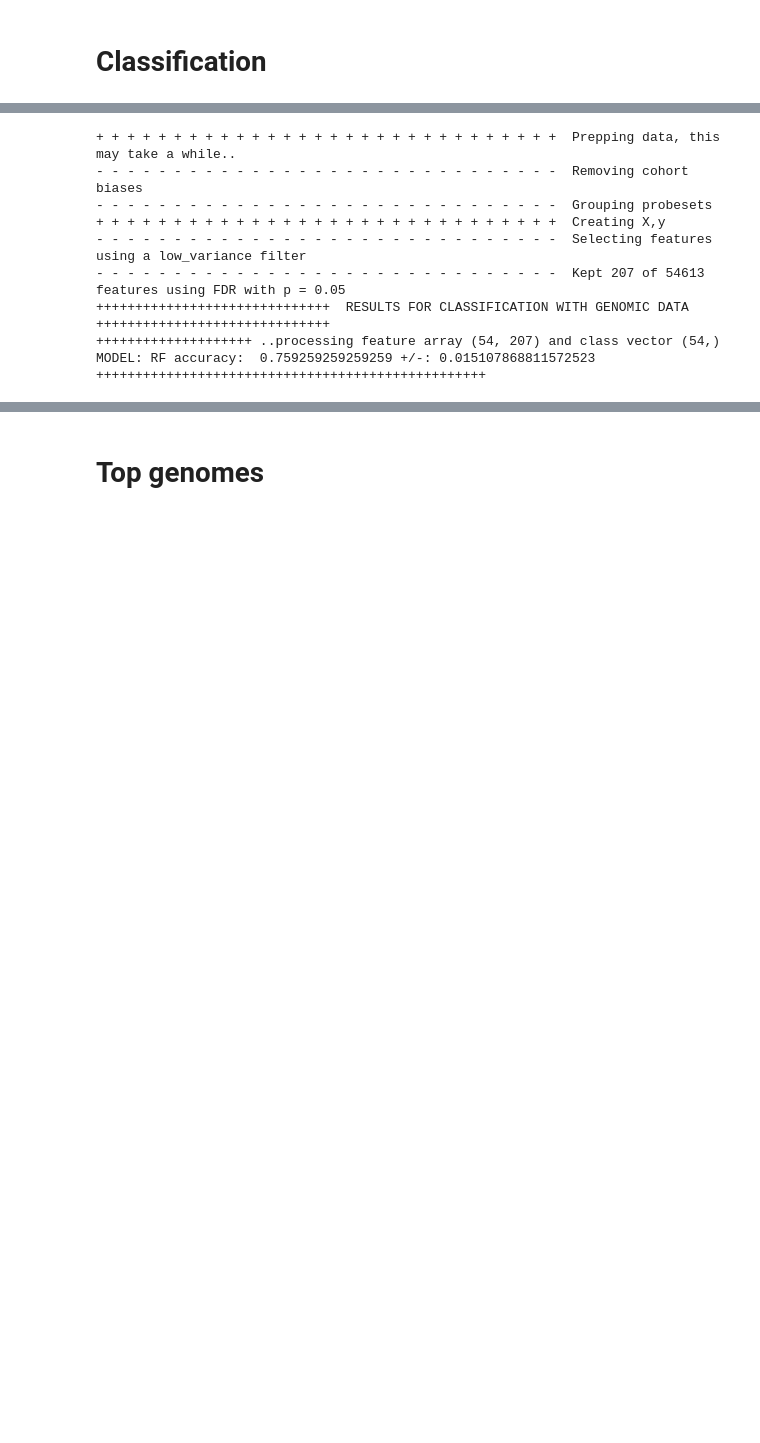
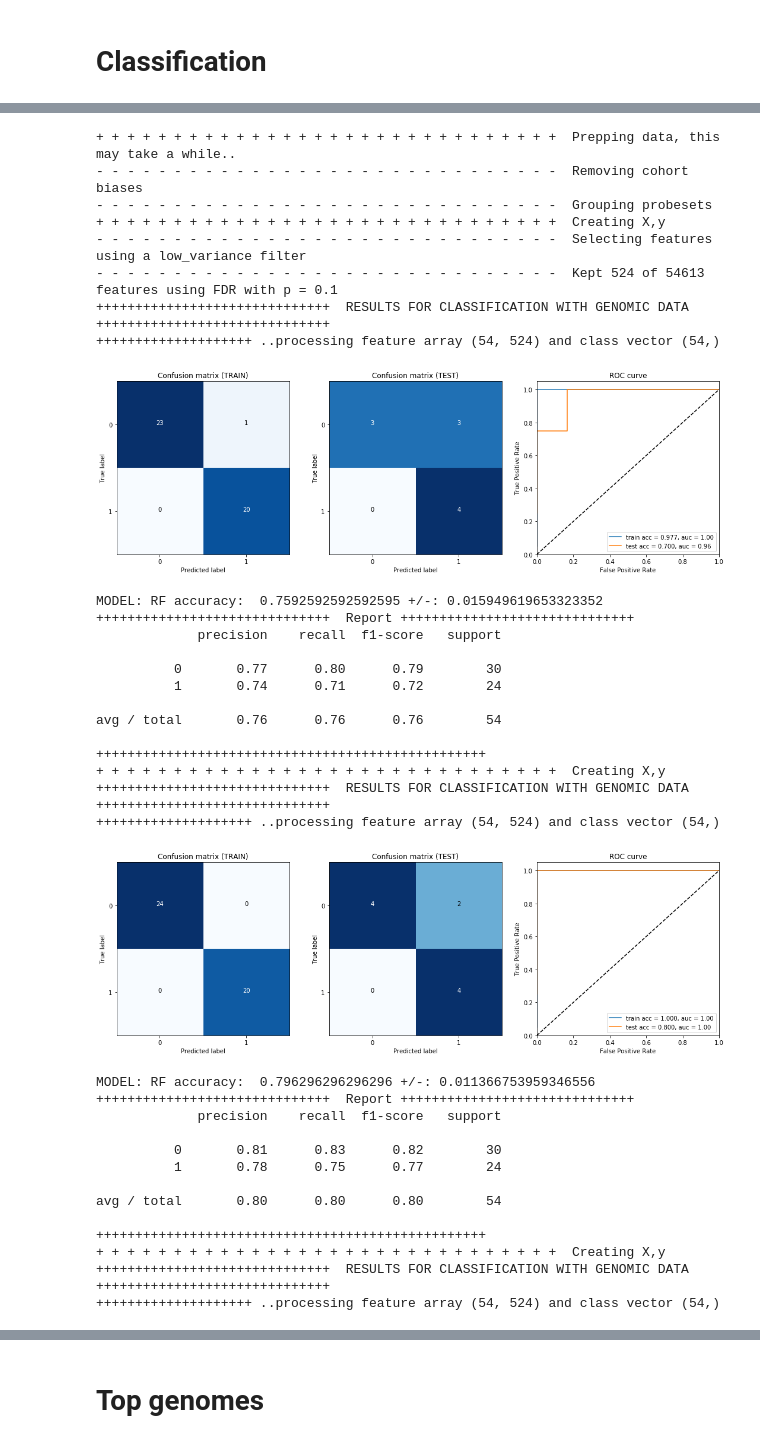
Before and after one commit to bramiozo/RexR, a Jupyter notebook: notebook.ipynb, the cells around one changed output, grey strips where cells are left out. Saved outputs shown, nothing was run; the diff lists cells and outputs as text; code cells hidden in the pictures; blank space fills up the shorter version.

```diff
--- a/notebook.ipynb
+++ b/notebook.ipynb
@@ -117,24 +142,47 @@ plt.legend()
 # %%
 Rocket.X_GENOME = None
 Rocket.Y_CLASS = None
 Rocket.PREP_HASH = None
 
 RUNS, MODELS, ACC = Rocket.run_classification(method_list = METHOD_LIST,
-                          num_run = nruns,
-                          pipeline = {"scaler": {"type": SCALER},
-                                      "pre_processing": PREPROC_DICT,
-                                      "feature_selection": FSELECT_DICT, # mannwhitney
-                                      "dim_reduction": DIMRED_DICT},
+                          num_run = 10,
+                          pipeline = PIPELINE,
                           parameters = {},
                           features = 'genomic')
 # %% [output]
 + + + + + + + + + + + + + + + + + + + + + + + + + + + + + +  Prepping data, this may take a while..
 - - - - - - - - - - - - - - - - - - - - - - - - - - - - - -  Removing cohort biases
 - - - - - - - - - - - - - - - - - - - - - - - - - - - - - -  Grouping probesets
 + + + + + + + + + + + + + + + + + + + + + + + + + + + + + +  Creating X,y
 - - - - - - - - - - - - - - - - - - - - - - - - - - - - - -  Selecting features using a low_variance filter
-- - - - - - - - - - - - - - - - - - - - - - - - - - - - - -  Kept 207 of 54613 features using FDR with p = 0.05
+- - - - - - - - - - - - - - - - - - - - - - - - - - - - - -  Kept 524 of 54613 features using FDR with p = 0.1
 ++++++++++++++++++++++++++++++  RESULTS FOR CLASSIFICATION WITH GENOMIC DATA ++++++++++++++++++++++++++++++
-++++++++++++++++++++ ..processing feature array (54, 207) and class vector (54,)
-MODEL: RF accuracy:  0.759259259259259 +/-: 0.015107868811572523
-++++++++++++++++++++++++++++++++++++++++++++++++++
+++++++++++++++++++++ ..processing feature array (54, 524) and class vector (54,)
+[figure, added]
+MODEL: RF accuracy:  0.7592592592592595 +/-: 0.015949619653323352
+++++++++++++++++++++++++++++++  Report ++++++++++++++++++++++++++++++
+             precision    recall  f1-score   support
+
+          0       0.77      0.80      0.79        30
+          1       0.74      0.71      0.72        24
+
+avg / total       0.76      0.76      0.76        54
+
+++++++++++++++++++++++++++++++++++++++++++++++++++
++ + + + + + + + + + + + + + + + + + + + + + + + + + + + + +  Creating X,y
+++++++++++++++++++++++++++++++  RESULTS FOR CLASSIFICATION WITH GENOMIC DATA ++++++++++++++++++++++++++++++
+++++++++++++++++++++ ..processing feature array (54, 524) and class vector (54,)
+[figure, added]
+MODEL: RF accuracy:  0.796296296296296 +/-: 0.011366753959346556
+++++++++++++++++++++++++++++++  Report ++++++++++++++++++++++++++++++
+             precision    recall  f1-score   support
+
+          0       0.81      0.83      0.82        30
+          1       0.78      0.75      0.77        24
+
+avg / total       0.80      0.80      0.80        54
+
+++++++++++++++++++++++++++++++++++++++++++++++++++
++ + + + + + + + + + + + + + + + + + + + + + + + + + + + + +  Creating X,y
+++++++++++++++++++++++++++++++  RESULTS FOR CLASSIFICATION WITH GENOMIC DATA ++++++++++++++++++++++++++++++
+++++++++++++++++++++ ..processing feature array (54, 524) and class vector (54,)
```
Also changed, not shown: parts of 11 cells of this notebook, 11 other files.
